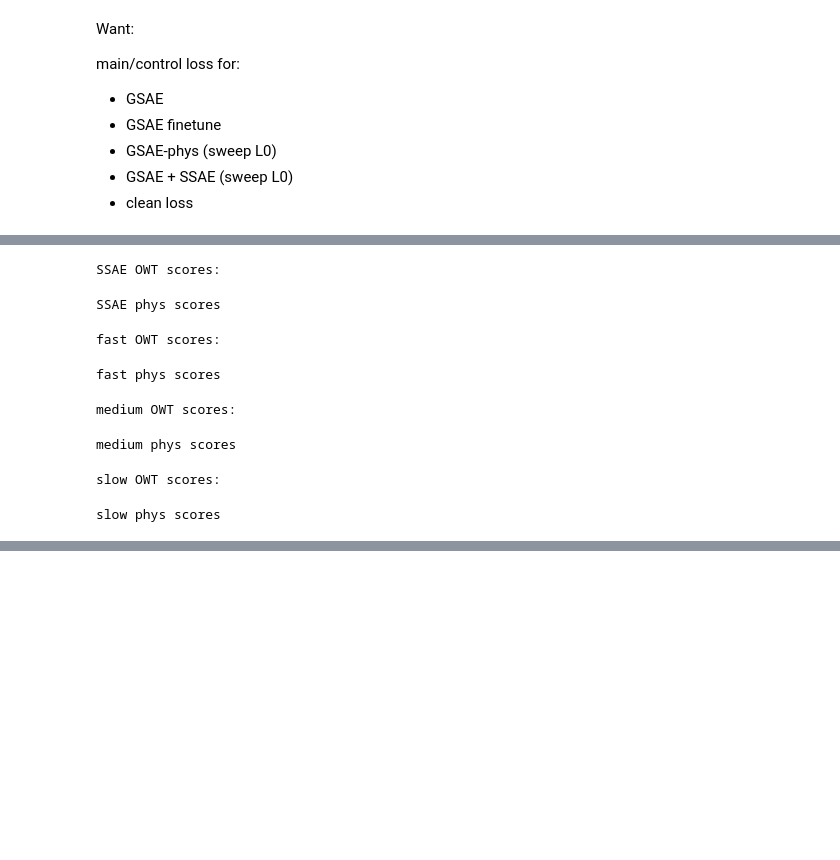
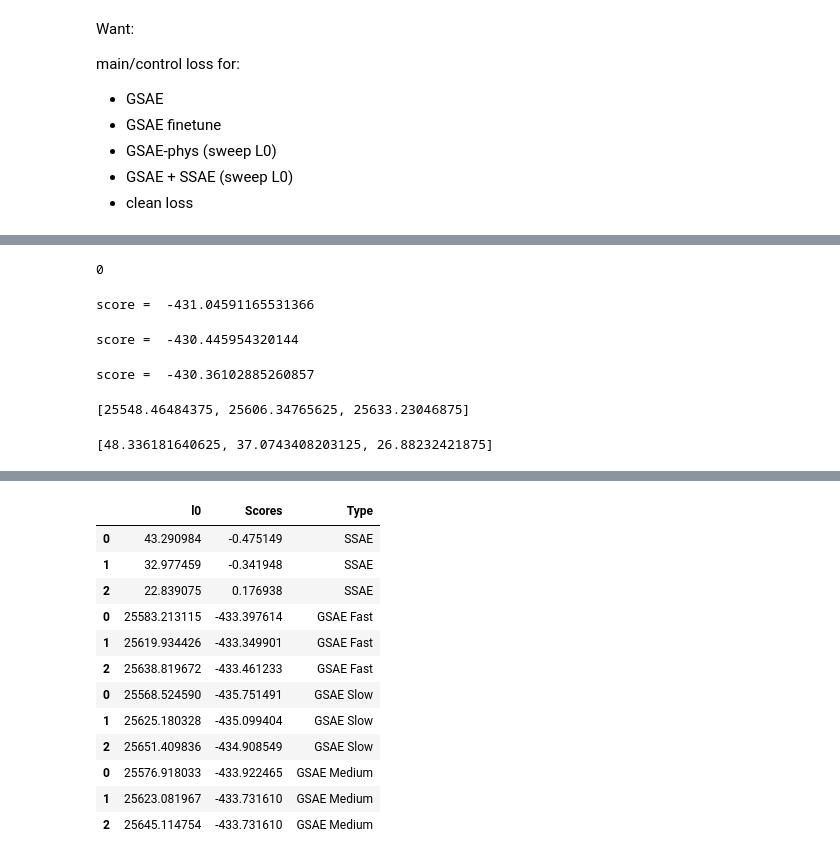
Before and after one commit to jacobcd52/specialised-SAEs, a Jupyter notebook: sae_lens/jacob/pareto.ipynb, the cells around one changed output, grey strips where cells are left out. Saved outputs shown, nothing was run; the diff lists cells and outputs as text; code cells hidden in the pictures; blank space fills up the shorter version.

Commit message:
testing gemma finetunes -- found bug with apply_b_dec_to_input

```diff
--- a/sae_lens/jacob/pareto.ipynb
+++ b/sae_lens/jacob/pareto.ipynb
@@ -224,38 +259,39 @@ def get_l0_and_scores(sae_list_list, tokens, ceiling_loss, clean_loss, num_token
 # %%
+num_tokens = 10_000
 # get pareto data for SSAEs
-ssae_list_list = [[ssae, gsae_64] for ssae in ssae_list]
-print("SSAE OWT scores:\n")
-ssae_owt_l0, ssae_owt_scores = get_l0_and_scores(ssae_list_list, owt_tokens, gsae_owt_loss, clean_owt_loss)
-print("\nSSAE phys scores\n")
-ssae_phys_l0, ssae_phys_scores = get_l0_and_scores(ssae_list_list, phys_tokens, gsae_phys_loss, clean_phys_loss)
+print("0")
+# ssae_list_list = [[ssae, gsae] for ssae in ssae_list]
+# ssae_owt_l0, ssae_owt_scores = get_l0_and_scores(ssae_list_list, owt_tokens, gsae_owt_loss, clean_owt_loss, num_tokens=num_tokens)
+# ssae_phys_l0, ssae_phys_scores = get_l0_and_scores(ssae_list_list, phys_tokens, gsae_phys_loss, clean_phys_loss, num_tokens=num_tokens)
+# print(ssae_owt_scores, ssae_owt_l0)
+# # get pareto data for finetuned GSAEs
+# print("1")
+# gsae_fast_list_list = [[gsae] for gsae in gsae_0_list]
+# gsae_fast_owt_l0, gsae_fast_owt_scores = get_l0_and_scores(gsae_fast_list_list, owt_tokens, gsae_owt_loss, clean_owt_loss, num_tokens=num_tokens)
+# gsae_fast_phys_l0, gsae_fast_phys_scores = get_l0_and_scores(gsae_fast_list_list, phys_tokens, gsae_phys_loss, clean_phys_loss, num_tokens=num_tokens)
 
-# get pareto data for finetuned GSAEs
-gsae_fast_list_list = [[gsae] for gsae in gsae_fast_list]
-print("\n\nfast OWT scores:\n")
-gsae_fast_owt_l0, gsae_fast_owt_scores = get_l0_and_scores(gsae_fast_list_list, owt_tokens, gsae_owt_loss, clean_owt_loss)
-print("\nfast phys scores\n")
-gsae_fast_phys_l0, gsae_fast_phys_scores = get_l0_and_scores(gsae_fast_list_list, phys_tokens, gsae_phys_loss, clean_phys_loss)
+# print("1")
+# gsae_medium_list_list = [[gsae] for gsae in gsae_0p1_list]
+# gsae_medium_owt_l0, gsae_medium_owt_scores = get_l0_and_scores(gsae_medium_list_list, owt_tokens, gsae_owt_loss, clean_owt_loss, num_tokens=num_tokens)
+# gsae_medium_phys_l0, gsae_medium_phys_scores = get_l0_and_scores(gsae_medium_list_list, phys_tokens, gsae_phys_loss, clean_phys_loss, num_tokens=num_tokens)
 
-gsae_medium_list_list = [[gsae] for gsae in gsae_medium_list]
-print("\n\nmedium OWT scores:\n")
-gsae_medium_owt_l0, gsae_medium_owt_scores = get_l0_and_scores(gsae_medium_list_list, owt_tokens, gsae_owt_loss, clean_owt_loss)
-print("\nmedium phys scores\n")
-gsae_medium_phys_l0, gsae_medium_phys_scores = get_l0_and_scores(gsae_medium_list_list, phys_tokens, gsae_phys_loss, clean_phys_loss)
-
-gsae_slow_list_list = [[gsae] for gsae in gsae_slow_list]
-print("\n\nslow OWT scores:\n")
-gsae_slow_owt_l0, gsae_slow_owt_scores = get_l0_and_scores(gsae_slow_list_list, owt_tokens, gsae_owt_loss, clean_owt_loss)
-print("\nslow phys scores\n")
-gsae_slow_phys_l0, gsae_slow_phys_scores = get_l0_and_scores(gsae_slow_list_list, phys_tokens, gsae_phys_loss, clean_phys_loss)
+# print("2")
+# gsae_slow_list_list = [[gsae] for gsae in gsae_0p5_list]
+# gsae_slow_owt_l0, gsae_slow_owt_scores = get_l0_and_scores(gsae_slow_list_list, owt_tokens, gsae_owt_loss, clean_owt_loss, num_tokens=num_tokens)
+# gsae_slow_phys_l0, gsae_slow_phys_scores = get_l0_and_scores(gsae_slow_list_list, phys_tokens, gsae_phys_loss, clean_phys_loss, num_tokens=num_tokens)
 # %% [output]
-SSAE OWT scores:
+0
-SSAE phys scores
+score =  -431.04591165531366
-fast OWT scores:
+score =  -430.445954320144
-fast phys scores
+score =  -430.36102885260857
-medium OWT scores:
-medium phys scores
-slow OWT scores:
-slow phys scores
+# %%
+gsae_slow_owt_l0
+# %% [output]
+[25548.46484375, 25606.34765625, 25633.23046875]
+# %%
+ssae_phys_l0
+# %% [output]
+[48.336181640625, 37.0743408203125, 26.88232421875]
 # %%
 import pandas as pd
 import plotly.express as px
@@ -277,6 +313,22 @@ fig.show()
 # %% [output]
 When grouping with a length-1 list-like, you will need to pass a length-1 tuple to get_group in a future version of pandas. Pass `(name,)` instead of `name` to silence this warning.
 [interactive output not drawn]
+# %%
+df
+# %% [output]
+|  | l0 | Scores | Type |
+| 0 | 43.290984 | -0.475149 | SSAE |
+| 1 | 32.977459 | -0.341948 | SSAE |
+| 2 | 22.839075 | 0.176938 | SSAE |
+| 0 | 25583.213115 | -433.397614 | GSAE Fast |
+| 1 | 25619.934426 | -433.349901 | GSAE Fast |
+| 2 | 25638.819672 | -433.461233 | GSAE Fast |
+| 0 | 25568.524590 | -435.751491 | GSAE Slow |
+| 1 | 25625.180328 | -435.099404 | GSAE Slow |
+| 2 | 25651.409836 | -434.908549 | GSAE Slow |
+| 0 | 25576.918033 | -433.922465 | GSAE Medium |
+| 1 | 25623.081967 | -433.731610 | GSAE Medium |
+| 2 | 25645.114754 | -433.731610 | GSAE Medium |
 # %%
 import pandas as pd
 import plotly.express as px
```
Also changed, not shown: parts of 13 cells of this notebook, 4 other files.
